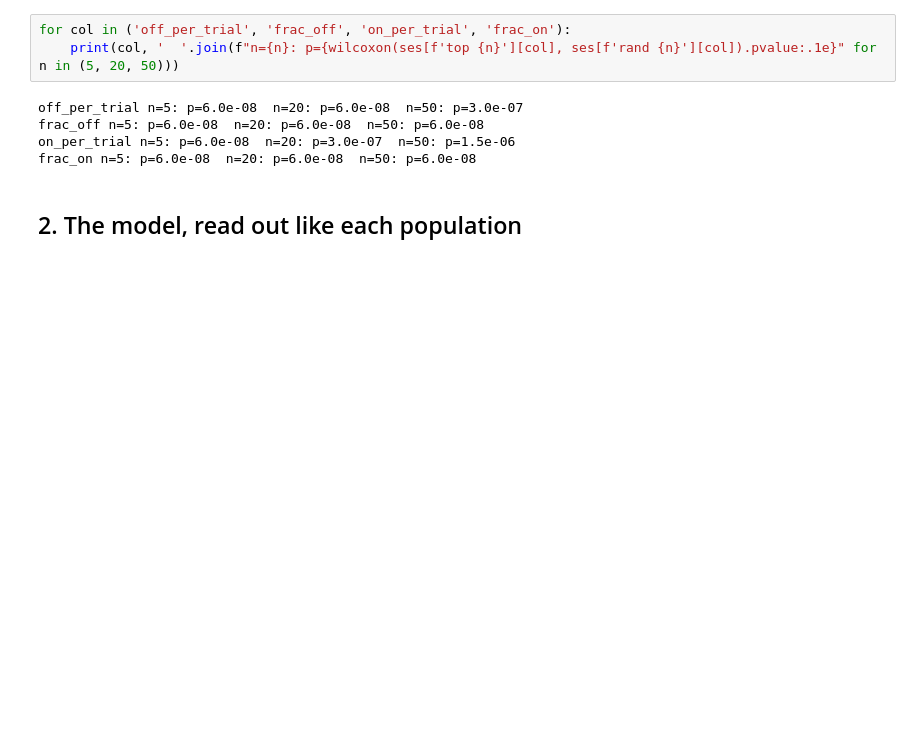
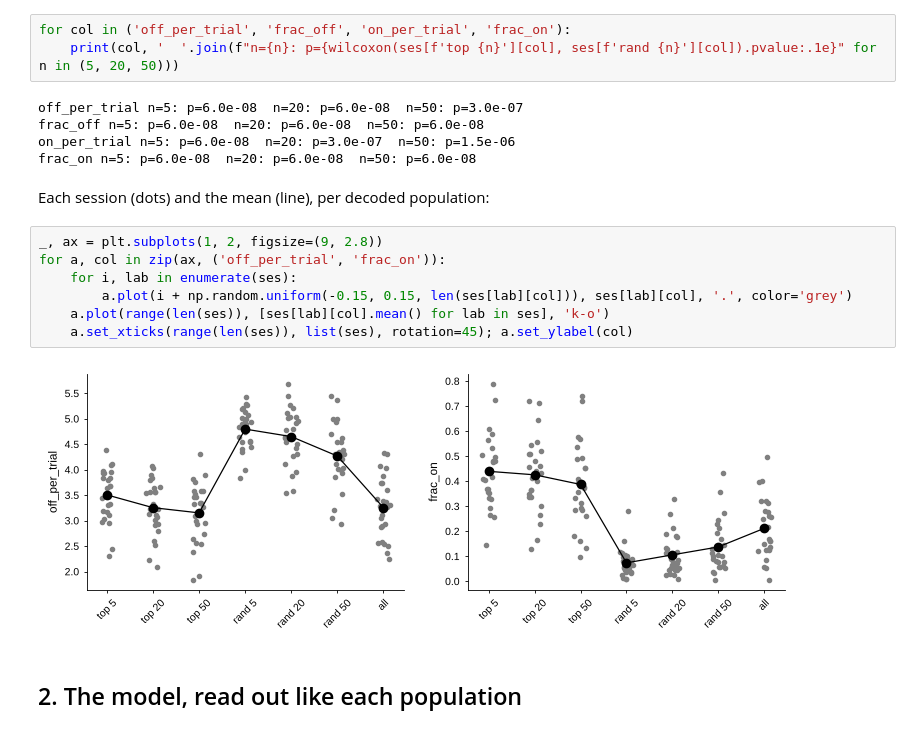
Before and after one commit to jmourabarbosa/nmda-intermitent, a Jupyter notebook: figure_notebooks/fig2.ipynb, the cells around one changed output. Cells and saved outputs as stored; diff of their text form; blank space fills up the shorter version.

```diff
--- a/figure_notebooks/fig2.ipynb
+++ b/figure_notebooks/fig2.ipynb
@@ -47,6 +48,17 @@ off_per_trial n=5: p=6.0e-08  n=20: p=6.0e-08  n=50: p=3.0e-07
 frac_off n=5: p=6.0e-08  n=20: p=6.0e-08  n=50: p=6.0e-08
 on_per_trial n=5: p=6.0e-08  n=20: p=3.0e-07  n=50: p=1.5e-06
 frac_on n=5: p=6.0e-08  n=20: p=6.0e-08  n=50: p=6.0e-08
+# %% [markdown]
+Each session (dots) and the mean (line), per decoded population:
+# %%
+_, ax = plt.subplots(1, 2, figsize=(9, 2.8))
+for a, col in zip(ax, ('off_per_trial', 'frac_on')):
+    for i, lab in enumerate(ses):
+        a.plot(i + np.random.uniform(-0.15, 0.15, len(ses[lab][col])), ses[lab][col], '.', color='grey')
+    a.plot(range(len(ses)), [ses[lab][col].mean() for lab in ses], 'k-o')
+    a.set_xticks(range(len(ses)), list(ses), rotation=45); a.set_ylabel(col)
+# %% [output]
+[figure, added]
 # %% [markdown]
 ## 2. The model, read out like each population
 # %%
```
Also changed, not shown: parts of 7 cells of this notebook, 6 other files.
